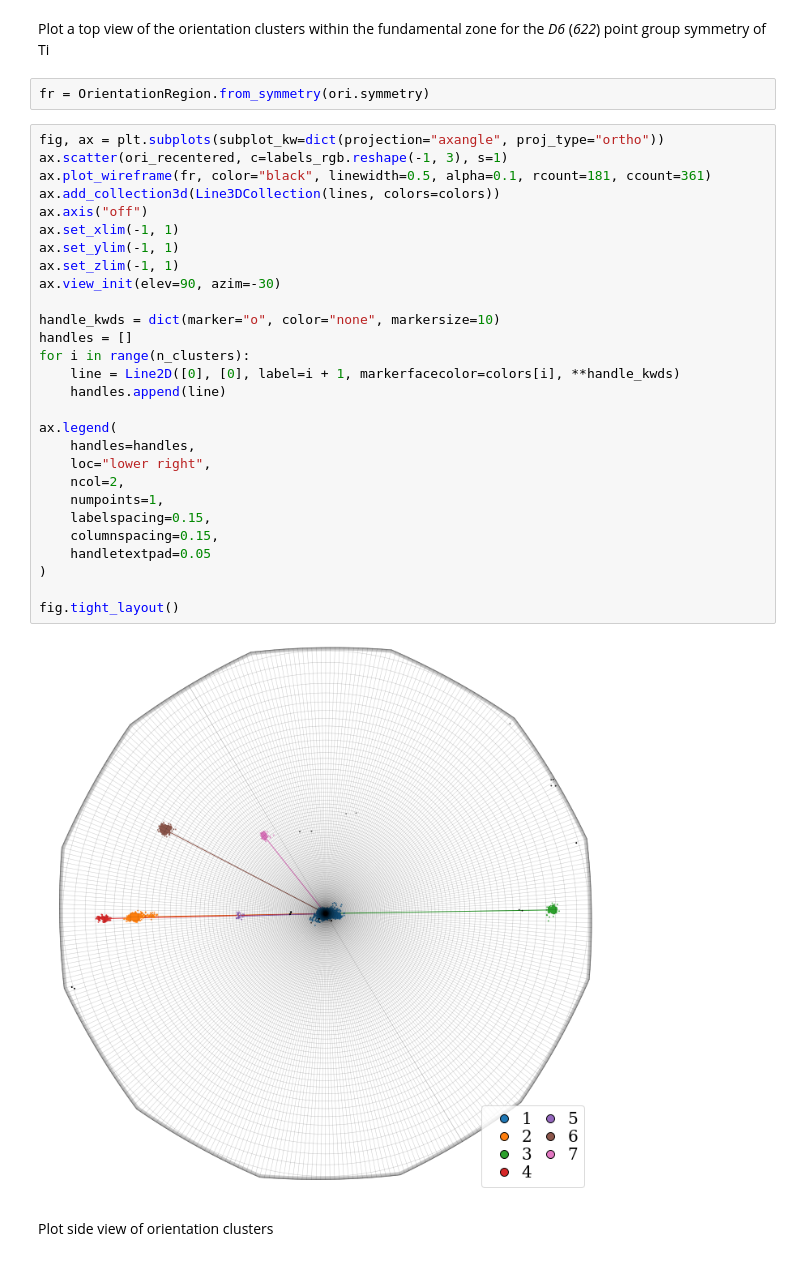
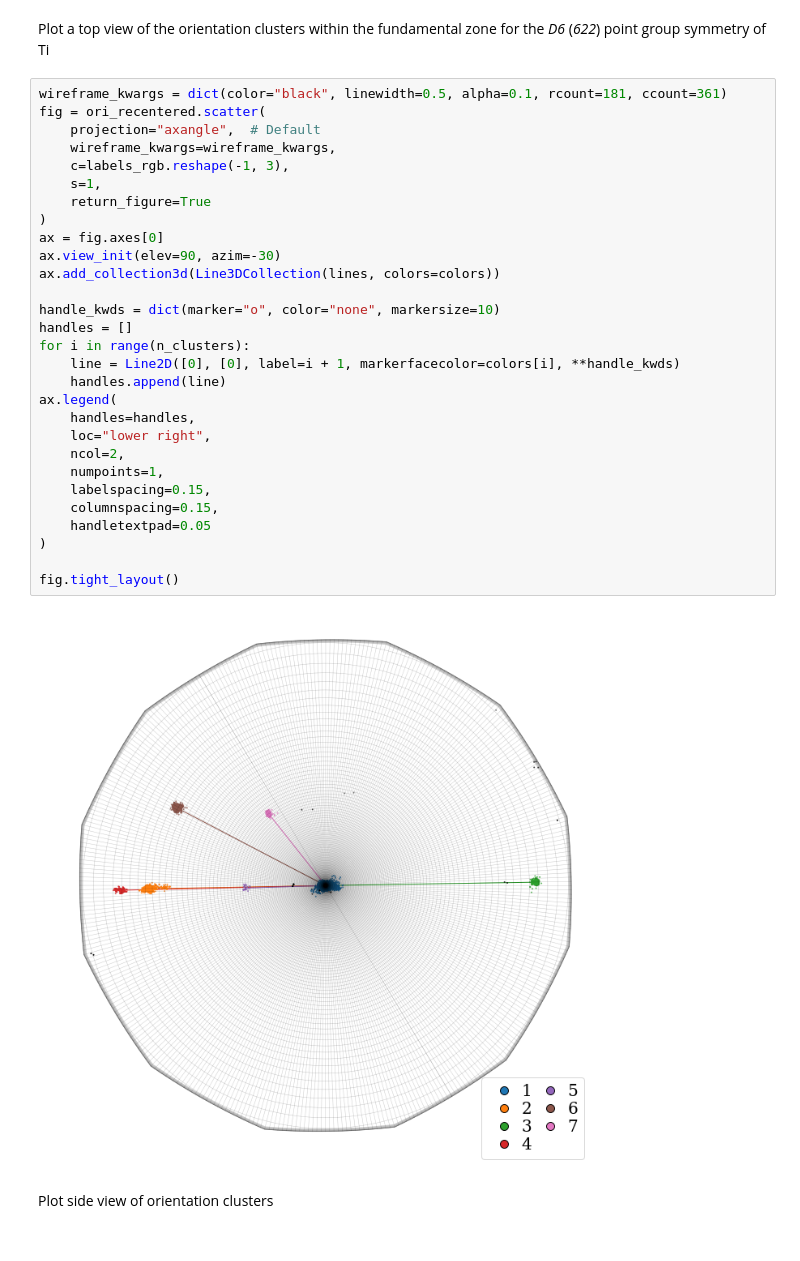
Before and after one commit to pyxem/orix, a Jupyter notebook: doc/clustering_orientations.ipynb, the cells around one changed output. Cells and saved outputs as stored; diff of their text form.

Commit message:
Add Orientation.scatter() convenience plot method
Signed-off-by: Håkon Wiik Ånes <hwaanes@gmail.com>

```diff
--- a/doc/clustering_orientations.ipynb
+++ b/doc/clustering_orientations.ipynb
@@ -166,37 +166,36 @@ lines = [((0, 0, 0), tuple(cm)) for cm in cluster_means_axangle.data]
 # %% [markdown]
 Plot a top view of the orientation clusters within the fundamental zone for the
 *D6* (*622*) point group symmetry of Ti
-# %%
-fr = OrientationRegion.from_symmetry(ori.symmetry)
 # %%
-fig, ax = plt.subplots(subplot_kw=dict(projection="axangle", proj_type="ortho"))
-ax.scatter(ori_recentered, c=labels_rgb.reshape(-1, 3), s=1)
-ax.plot_wireframe(fr, color="black", linewidth=0.5, alpha=0.1, rcount=181, ccount=361)
+wireframe_kwargs = dict(color="black", linewidth=0.5, alpha=0.1, rcount=181, ccount=361)
+fig = ori_recentered.scatter(
+    projection="axangle",  # Default
+    wireframe_kwargs=wireframe_kwargs,
+    c=labels_rgb.reshape(-1, 3),
+    s=1,
+    return_figure=True
+)
+ax = fig.axes[0]
+ax.view_init(elev=90, azim=-30)
 ax.add_collection3d(Line3DCollection(lines, colors=colors))
-ax.axis("off")
-ax.set_xlim(-1, 1)
-ax.set_ylim(-1, 1)
-ax.set_zlim(-1, 1)
-ax.view_init(elev=90, azim=-30)
 
 handle_kwds = dict(marker="o", color="none", markersize=10)
 handles = []
 for i in range(n_clusters):
     line = Line2D([0], [0], label=i + 1, markerfacecolor=colors[i], **handle_kwds)
     handles.append(line)
-
 ax.legend(
     handles=handles,
     loc="lower right",
     ncol=2,
     numpoints=1,
     labelspacing=0.15,
     columnspacing=0.15,
     handletextpad=0.05
 )
 
 fig.tight_layout()
 # %% [output]
-[figure, old version]
+[figure, new version]
 # %% [markdown]
 Plot side view of orientation clusters
```
Also changed, not shown: parts of 5 cells of this notebook, 9 other files.
